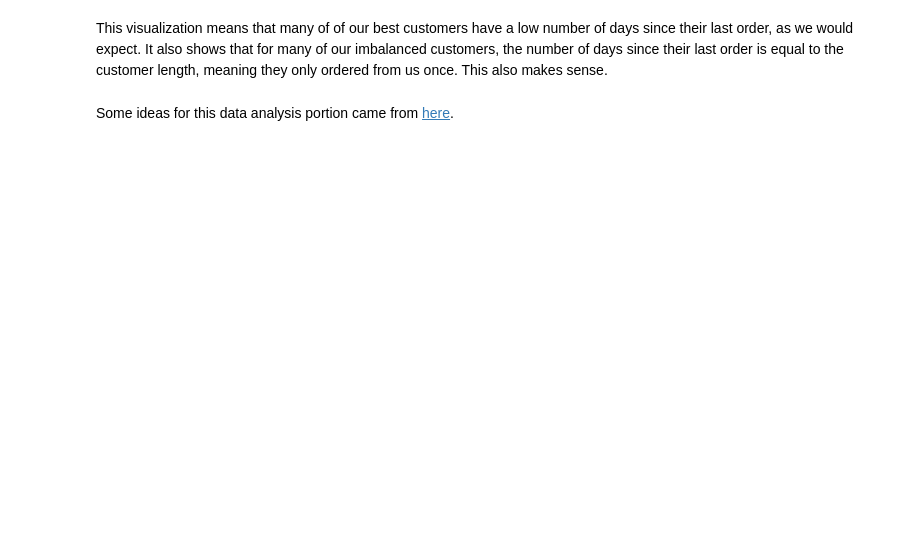
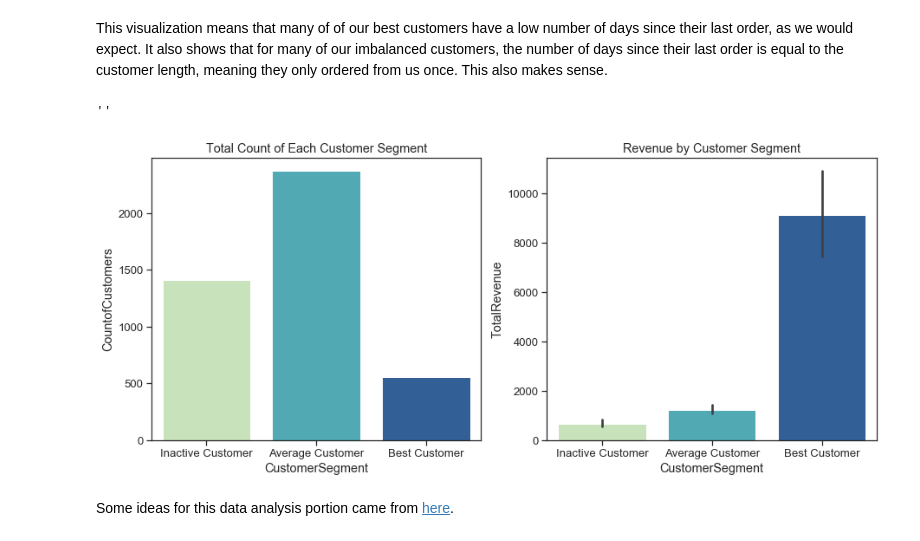
Before and after one commit to rachelkberryman/From_SQL_to_Python, a Jupyter notebook: From SQL to Python - Practice for Making the Switch.ipynb, the cells around one changed output. Cells and saved outputs as stored; diff of their text form; code cells hidden in the pictures; blank space fills up the shorter version.

```diff
--- a/From SQL to Python - Practice for Making the Switch.ipynb
+++ b/From SQL to Python - Practice for Making the Switch.ipynb
@@ -371,2 +376,13 @@ sorted_customer_df['CustomerSegment'].T.plot(kind="bar", stacked=True)
+# %%
+fig, (ax1, ax2) = plt.subplots(ncols=2, figsize=(15,6),)
+sns.countplot(x="CustomerSegment", data=sorted_customer_df, palette="YlGnBu", ax=ax1)
+sns.barplot(x="CustomerSegment", y="TotalRevenue", data=sorted_customer_df, palette="YlGnBu", ax=ax2)
+ax1.set_title('Total Count of Each Customer Segment')
+ax1.set_ylabel('CountofCustomers')
+ax2.set_title('Revenue by Customer Segment')
+;
+# %% [output]
+''
+[figure, added]
 # %% [markdown]
 Some ideas for this data analysis portion came from [here](https://www.kaggle.com/carrie1/customer-insights/notebook).
```
Also changed, not shown: parts of 5 cells of this notebook.
